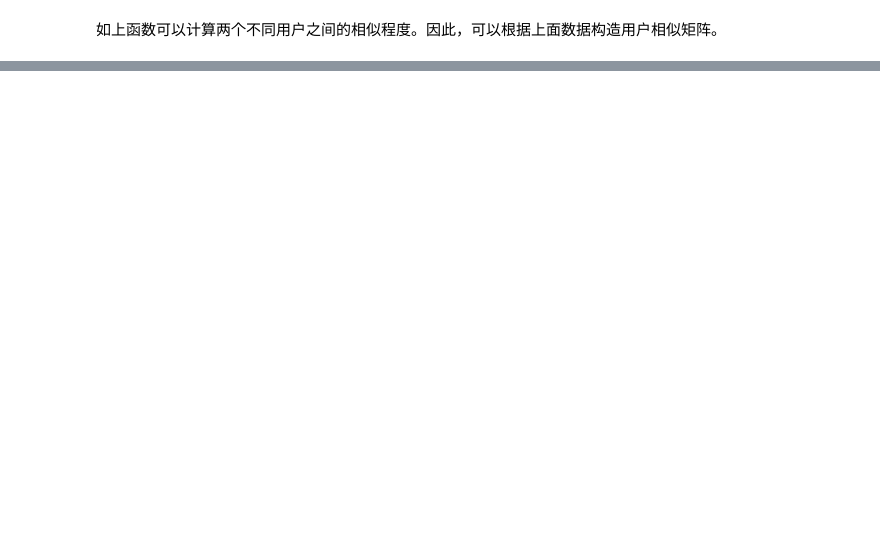
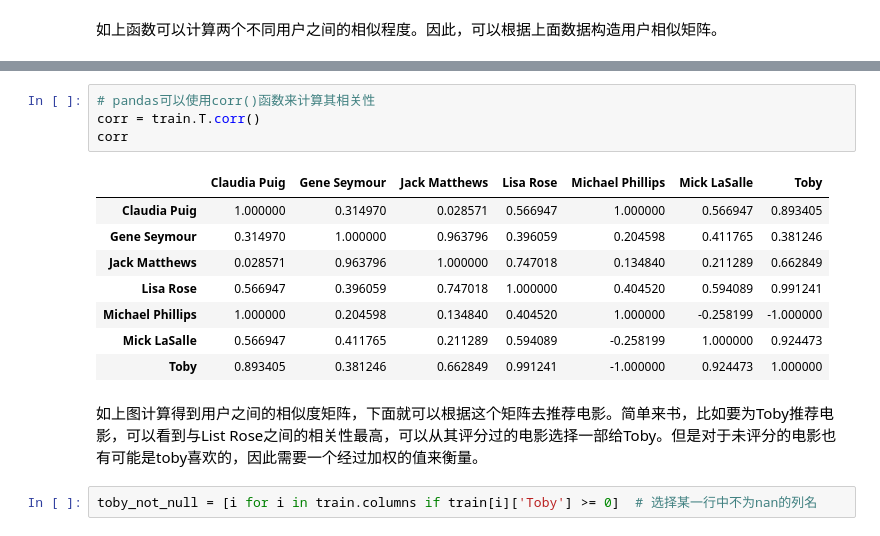
Before and after one commit to yunshuipiao/sw-kaggle, a Jupyter notebook: recommend-system/01.ipynb, the cells around one changed output, grey strips where cells are left out. Drawn from its saved outputs; the diff is of its cells as text; blank space fills up the shorter version.

```diff
--- a/recommend-system/01.ipynb
+++ b/recommend-system/01.ipynb
@@ -105,0 +96,17 @@ persion_sim()
+# %%
+# pandas可以使用corr()函数来计算其相关性
+corr = train.T.corr()
+corr
+# %% [output]
+|  | Claudia Puig | Gene Seymour | Jack Matthews | Lisa Rose | Michael Phillips | Mick LaSalle | Toby |
+| Claudia Puig | 1.000000 | 0.314970 | 0.028571 | 0.566947 | 1.000000 | 0.566947 | 0.893405 |
+| Gene Seymour | 0.314970 | 1.000000 | 0.963796 | 0.396059 | 0.204598 | 0.411765 | 0.381246 |
+| Jack Matthews | 0.028571 | 0.963796 | 1.000000 | 0.747018 | 0.134840 | 0.211289 | 0.662849 |
+| Lisa Rose | 0.566947 | 0.396059 | 0.747018 | 1.000000 | 0.404520 | 0.594089 | 0.991241 |
+| Michael Phillips | 1.000000 | 0.204598 | 0.134840 | 0.404520 | 1.000000 | -0.258199 | -1.000000 |
+| Mick LaSalle | 0.566947 | 0.411765 | 0.211289 | 0.594089 | -0.258199 | 1.000000 | 0.924473 |
+| Toby | 0.893405 | 0.381246 | 0.662849 | 0.991241 | -1.000000 | 0.924473 | 1.000000 |
+# %% [markdown]
+如上图计算得到用户之间的相似度矩阵，下面就可以根据这个矩阵去推荐电影。简单来书，比如要为Toby推荐电影，可以看到与List Rose之间的相关性最高，可以从其评分过的电影选择一部给Toby。但是对于未评分的电影也有可能是toby喜欢的，因此需要一个经过加权的值来衡量。
+# %%
+toby_not_null = [i for i in train.columns if train[i]['Toby'] >= 0]  # 选择某一行中不为nan的列名
```
Also changed, not shown: parts of 16 cells of this notebook, 1 other file.
